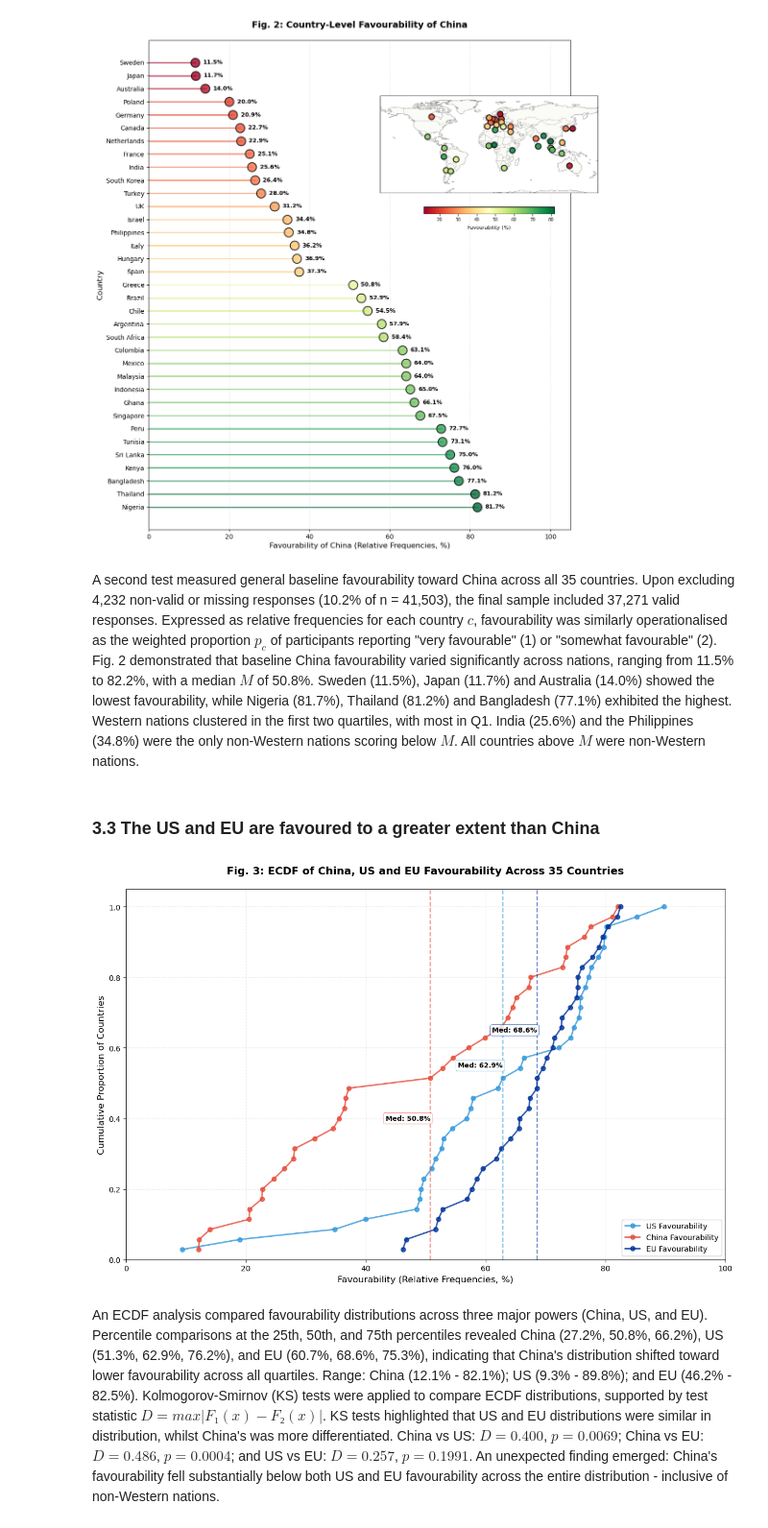
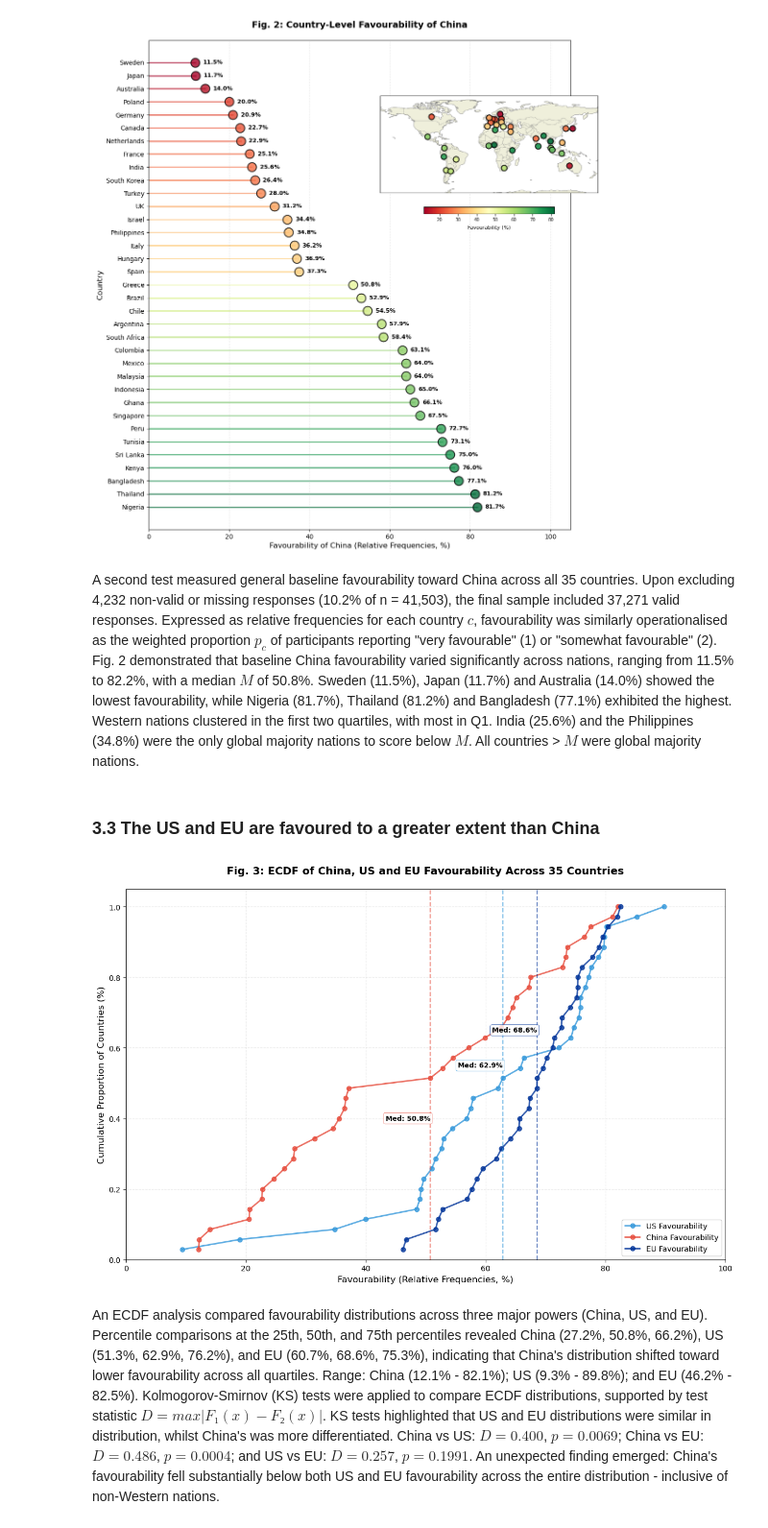
Before and after one commit to tcanm/pew-global-attitudes-analysis-2024, a Jupyter notebook: summative v2.ipynb, the cells around one changed output. Shown at 96% size. Saved outputs shown, nothing was run; the diff lists cells and outputs as text; code cells hidden in the pictures.

```diff
--- a/summative v2.ipynb
+++ b/summative v2.ipynb
@@ -226,7 +226,9 @@ ax_map = fig.add_axes([0.55, 0.55, 0.40, 0.45], projection=ccrs.PlateCarree())
 
 ax_map.add_feature(cfeature.COASTLINE, linewidth=0.5, color='gray')
 ax_map.add_feature(cfeature.BORDERS, linewidth=0.3, color='gray')
-ax_map.add_feature(cfeature.LAND, alpha=0.2)
+ax_map.add_feature(cfeature.LAND)
+import warnings
+warnings.filterwarnings('ignore', message='facecolor will have no effect')
 
 country_coords = {
     'UK': (0, 54), 'France': (2, 46), 'Germany': (10, 51), 'Italy': (12, 42),
@@ -280,7 +282,7 @@ plt.show()
 # %% [output]
 [figure]
 # %% [markdown]
-A second test measured general baseline favourability toward China across all 35 countries. Upon excluding 4,232 non-valid or missing responses (10.2% of n = 41,503), the final sample included 37,271 valid responses. Expressed as relative frequencies for each country $c$, favourability was similarly operationalised as the weighted proportion $p_c$ of participants reporting "very favourable" (1) or "somewhat favourable" (2). Fig. 2 demonstrated that baseline China favourability varied significantly across nations, ranging from 11.5% to 82.2%, with a median $M$ of 50.8%. Sweden (11.5%), Japan (11.7%) and Australia (14.0%) showed the lowest favourability, while Nigeria (81.7%), Thailand (81.2%) and Bangladesh (77.1%) exhibited the highest. Western nations clustered in the first two quartiles, with most in Q1. India (25.6%) and the Philippines (34.8%) were the only non-Western nations scoring below $M$. All countries above $M$ were non-Western nations.
+A second test measured general baseline favourability toward China across all 35 countries. Upon excluding 4,232 non-valid or missing responses (10.2% of n = 41,503), the final sample included 37,271 valid responses. Expressed as relative frequencies for each country $c$, favourability was similarly operationalised as the weighted proportion $p_c$ of participants reporting "very favourable" (1) or "somewhat favourable" (2). Fig. 2 demonstrated that baseline China favourability varied significantly across nations, ranging from 11.5% to 82.2%, with a median $M$ of 50.8%. Sweden (11.5%), Japan (11.7%) and Australia (14.0%) showed the lowest favourability, while Nigeria (81.7%), Thailand (81.2%) and Bangladesh (77.1%) exhibited the highest. Western nations clustered in the first two quartiles, with most in Q1. India (25.6%) and the Philippines (34.8%) were the only global majority nations to score below $M$. All countries > $M$ were global majority nations.
 # %% [markdown]
 ### 3.3 The US and EU are favoured to a greater extent than China
 # %%
@@ -349,35 +351,35 @@ ax.text(median_us, 0.55, f'Med: {median_us:.1f}%',
         color='black', bbox=dict(boxstyle='round,pad=0.3', facecolor='white', alpha=0.8, edgecolor='#3498db', linewidth=0.5))
 
 ax.text(median_china, 0.4, f'Med: {median_china:.1f}%',
         ha='right', va='center', fontsize=9, fontweight='bold',
         color='black', bbox=dict(boxstyle='round,pad=0.3', facecolor='white', alpha=0.8, edgecolor='#e74c3c', linewidth=0.5))
 
 ax.text(median_eu, 0.65, f'Med: {median_eu:.1f}%',
         ha='right', va='center', fontsize=9, fontweight='bold',
         color='black', bbox=dict(boxstyle='round,pad=0.3', facecolor='white', alpha=0.8, edgecolor='#003399', linewidth=0.5))
 
 ax.set_xlabel('Favourability (Relative Frequencies, %)', fontsize=12)
-ax.set_ylabel('Cumulative Proportion of Countries', fontsize=12)
+ax.set_ylabel('Cumulative Proportion of Countries (%)', fontsize=12)
 ax.set_title('Fig. 3: ECDF of China, US and EU Favourability Across 35 Countries',
              fontsize=14, fontweight='bold', pad=20)
 
 ax.legend(loc='lower right', framealpha=0.9, fontsize=10)
 
 ax.grid(True, alpha=0.3, linestyle='--')
 ax.set_xlim(0, 100)
 ax.set_ylim(0, 1.05)
 plt.tight_layout()
 plt.show()
 
 # KS statistical tests 2 compare distributions
 ks_stat_us_china, ks_p_us_china = ks_2samp(plot_df['fav_us_favourable_pct'],
                                            plot_df['fav_china_favourable_pct'])
 ks_stat_us_eu, ks_p_us_eu = ks_2samp(plot_df['fav_us_favourable_pct'],
                                      plot_df['fav_eu_favourable_pct'])
 ks_stat_china_eu, ks_p_china_eu = ks_2samp(plot_df['fav_china_favourable_pct'],
                                            plot_df['fav_eu_favourable_pct'])
 # %% [output]
-[figure, old version]
+[figure, new version]
 # %% [markdown]
 An ECDF analysis compared favourability distributions across three major powers (China, US, and EU). Percentile comparisons at the 25th, 50th, and 75th percentiles revealed China (27.2%, 50.8%, 66.2%), US (51.3%, 62.9%, 76.2%), and EU (60.7%, 68.6%, 75.3%), indicating that China's distribution shifted toward lower favourability across all quartiles. Range: China (12.1% - 82.1%); US (9.3% - 89.8%); and EU (46.2% - 82.5%). Kolmogorov-Smirnov (KS) tests were applied to compare ECDF distributions, supported by test statistic $D = max|F₁(x) - F₂(x)|$. KS tests highlighted that US and EU distributions were similar in distribution, whilst China's was more differentiated. China vs US: $D = 0.400$, $p = 0.0069$; China vs EU: $D = 0.486$, $p = 0.0004$; and US vs EU: $D = 0.257$, $p = 0.1991$. An unexpected finding emerged: China's favourability fell substantially below both US and EU favourability across the entire distribution - inclusive of non-Western nations.
 # %% [markdown]
```
Also changed, not shown: parts of 3 cells of this notebook, 1 other file.
